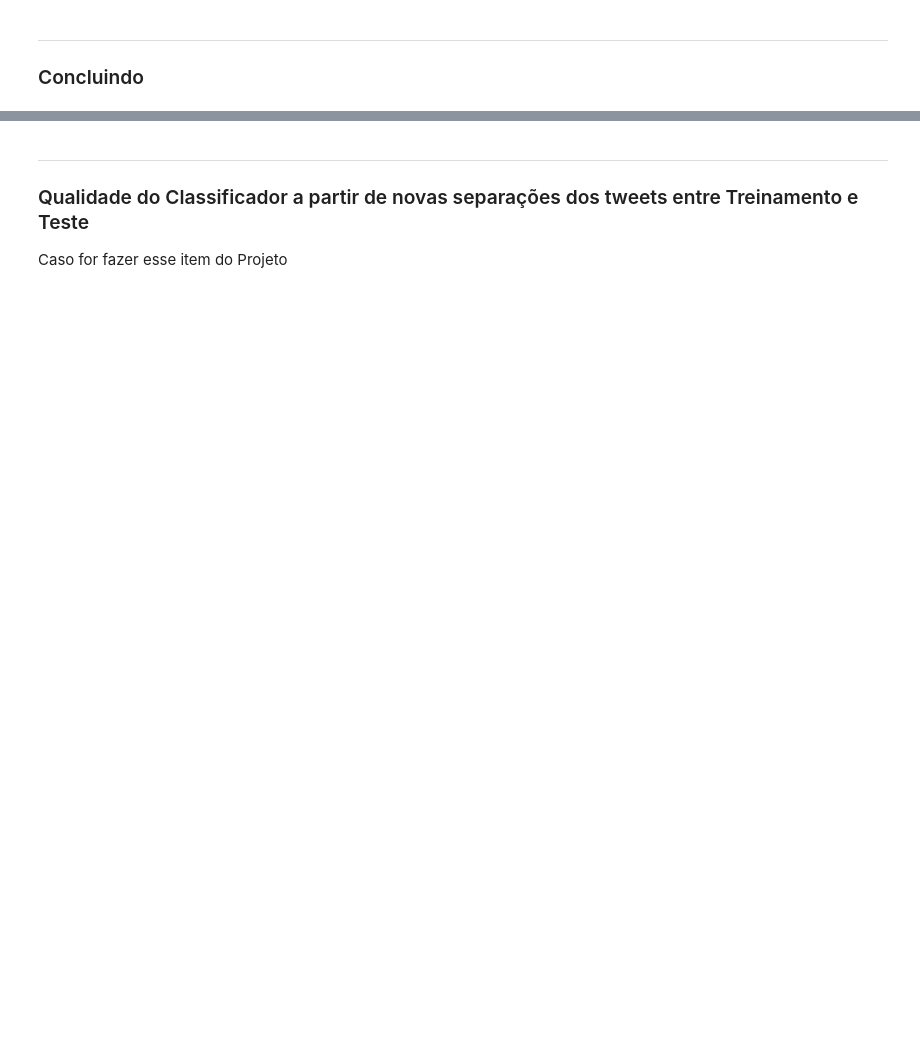
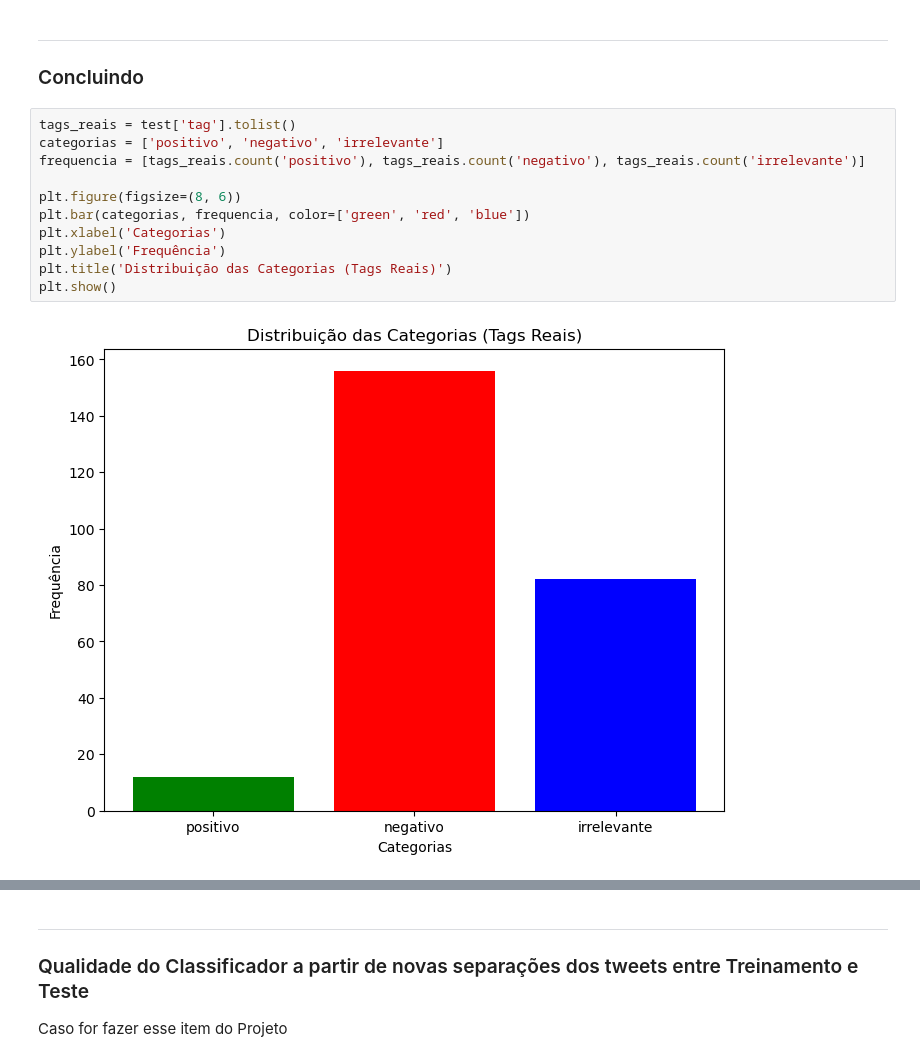
Before and after one commit to Augustolhama/cdados-p1, a Jupyter notebook: Projeto1 Template.ipynb, the cells around one changed output, grey strips where cells are left out. Cells and saved outputs as stored; diff of their text form; blank space fills up the shorter version.

```diff
--- a/Projeto1 Template.ipynb
+++ b/Projeto1 Template.ipynb
@@ -246,3 +245,16 @@ a acuracia é de 58.16%
 # %% [markdown]
 ___
 ### Concluindo
+# %%
+tags_reais = test['tag'].tolist()
+categorias = ['positivo', 'negativo', 'irrelevante']
+frequencia = [tags_reais.count('positivo'), tags_reais.count('negativo'), tags_reais.count('irrelevante')]
+
+plt.figure(figsize=(8, 6))
+plt.bar(categorias, frequencia, color=['green', 'red', 'blue'])
+plt.xlabel('Categorias')
+plt.ylabel('Frequência')
+plt.title('Distribuição das Categorias (Tags Reais)')
+plt.show()
+# %% [output]
+[figure, added]
```
Also changed, not shown: parts of 5 cells of this notebook.
